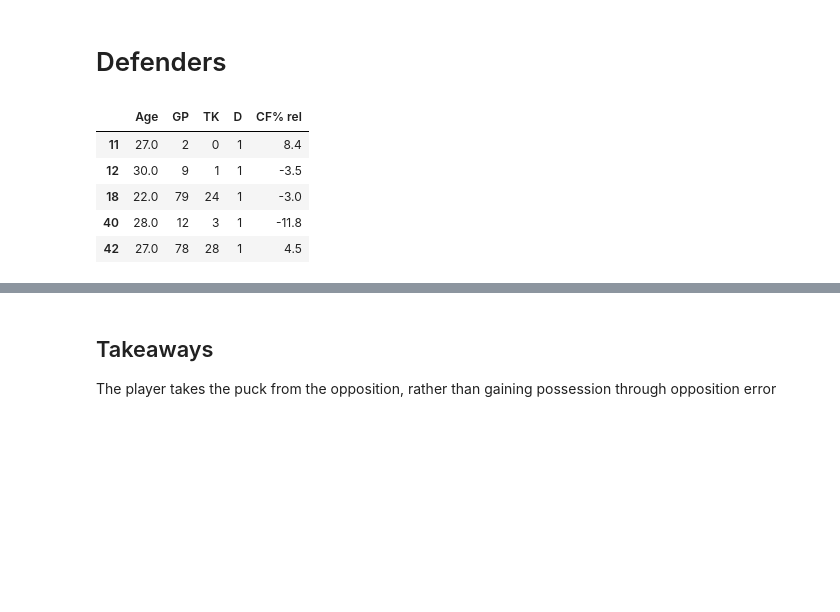
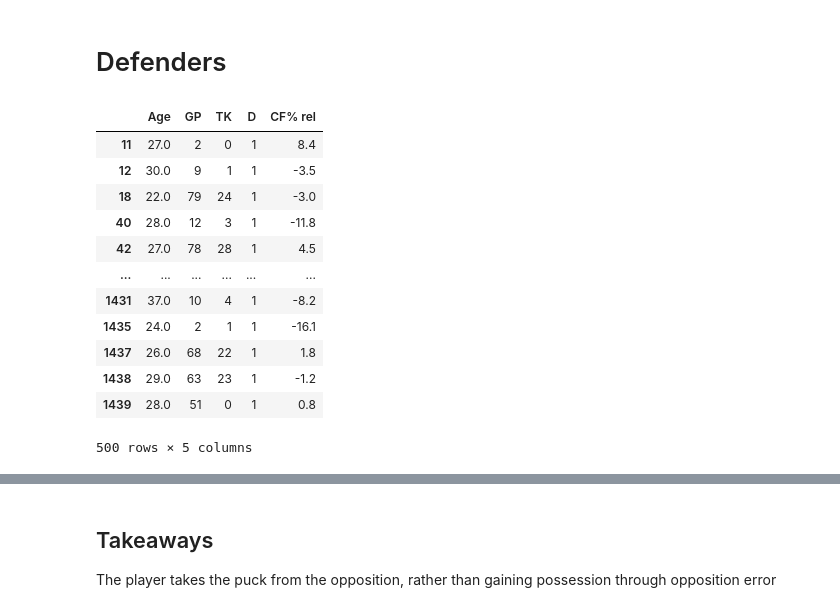
Before and after one commit to cfar506/DSCI235-Project, a Jupyter notebook: 235_Project/Non_goalie_loess.ipynb, the cells around one changed output, grey strips where cells are left out. Cells and saved outputs as stored; diff of their text form; code cells hidden in the pictures; blank space fills up the shorter version.

Commit message:
Added Basic Data and More Parameters
Added Basic NHL Data
Added More age curves using parameters from new dataframe

```diff
--- a/235_Project/Non_goalie_loess.ipynb
+++ b/235_Project/Non_goalie_loess.ipynb
@@ -182,15 +182,22 @@ plt.legend();
 # %% [markdown]
 # Defenders
 # %%
-non_goal = pd.read_csv('Non_goalie_data.csv')
-non_goal = non_goal[['Age','GP', 'TK', 'D', 'CF% rel']]
-defender = non_goal[(non_goal['D'] == 1)]
-defender = defender.dropna()
-defender.head()
+non_goal_a = pd.read_csv('Non_goalie_advanced_data.csv')
+non_goal_a = non_goal_a[['Age','GP', 'TK', 'D', 'CF% rel']]
+defender_a = non_goal_a[(non_goal_a['D'] == 1)]
+defender_a = defender_a.dropna()
+defender_a.head(500)
 # %% [output]
 |  | Age | GP | TK | D | CF% rel |
 | 11 | 27.0 | 2 | 0 | 1 | 8.4 |
 | 12 | 30.0 | 9 | 1 | 1 | -3.5 |
 | 18 | 22.0 | 79 | 24 | 1 | -3.0 |
 | 40 | 28.0 | 12 | 3 | 1 | -11.8 |
 | 42 | 27.0 | 78 | 28 | 1 | 4.5 |
+| ... | ... | ... | ... | ... | ... |
+| 1431 | 37.0 | 10 | 4 | 1 | -8.2 |
+| 1435 | 24.0 | 2 | 1 | 1 | -16.1 |
+| 1437 | 26.0 | 68 | 22 | 1 | 1.8 |
+| 1438 | 29.0 | 63 | 23 | 1 | -1.2 |
+| 1439 | 28.0 | 51 | 0 | 1 | 0.8 |
+500 rows × 5 columns
```
Also changed, not shown: parts of 22 cells of this notebook, 11 other files.
